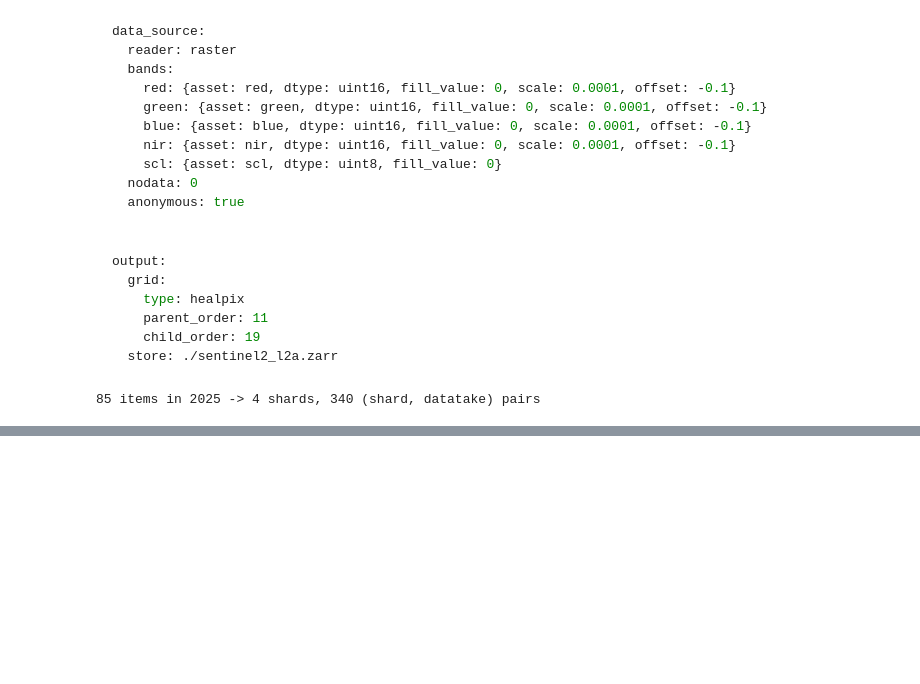
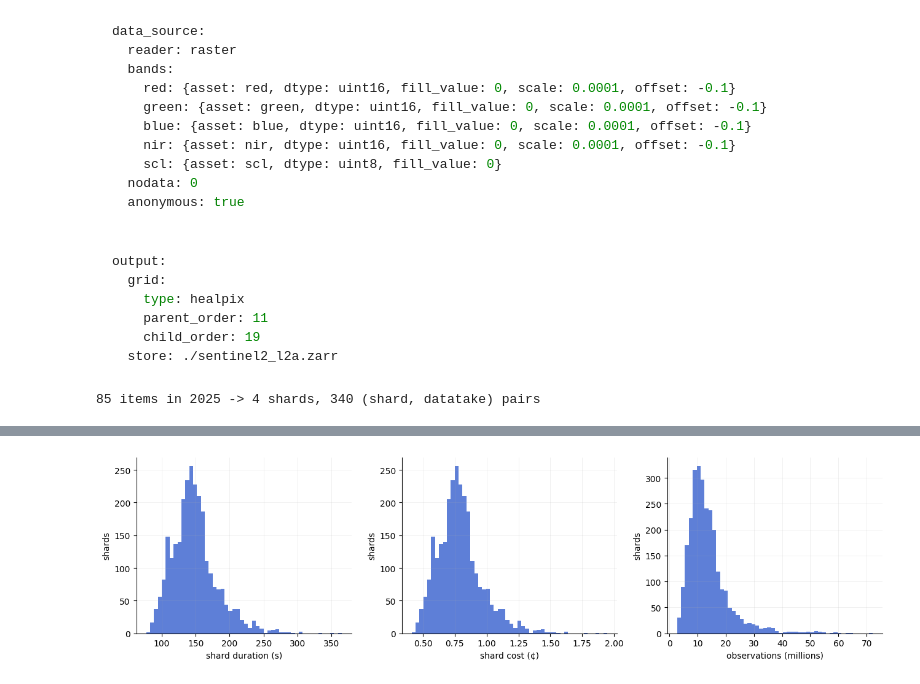
Before and after one commit to englacial/magg, a Jupyter notebook: demo/02_write.ipynb, the cells around one changed output, grey strips where cells are left out. Drawn from its saved outputs; the diff is of its cells as text; code cells hidden in the pictures; blank space fills up the shorter version.

```diff
--- a/demo/02_write.ipynb
+++ b/demo/02_write.ipynb
@@ -648,12 +571,0 @@ Per-shard distributions and the run rollup — including how many shards entered
-# %%
-fig, axes = plt.subplots(1, 3, figsize=(13, 3.6))
-panels = [("duration_s", "shard duration (s)", 1.0),
-          ("est_cost_usd", "shard cost (\u00a2)", 100.0),
-          ("n_obs", "observations (millions)", 1e-6)]
-for ax, (col, label, scale) in zip(axes, panels):
-    ax.hist(stats[col].dropna() * scale, bins=40, color="#4269d0", alpha=0.85)
-    ax.set_xlabel(label)
-    ax.set_ylabel("shards")
-    ax.spines[["top", "right"]].set_visible(False)
-    ax.grid(alpha=0.25, lw=0.5)
-plt.tight_layout()
@@ -679,0 +741,14 @@ pd.Series(timings, name="seconds").to_frame()
+# %%
+fig, axes = plt.subplots(1, 3, figsize=(13, 3.6))
+panels = [("duration_s", "shard duration (s)", 1.0),
+          ("est_cost_usd", "shard cost (\u00a2)", 100.0),
+          ("n_obs", "observations (millions)", 1e-6)]
+for ax, (col, label, scale) in zip(axes, panels):
+    ax.hist(stats[col].dropna() * scale, bins=50, color="#4269d0", alpha=0.85)
+    ax.set_xlabel(label)
+    ax.set_ylabel("shards")
+    ax.spines[["top", "right"]].set_visible(False)
+    ax.grid(alpha=0.25, lw=0.5)
+plt.tight_layout()
+# %% [output]
+[figure, added]
```
Also changed, not shown: parts of 39 cells of this notebook, 8 other files.
